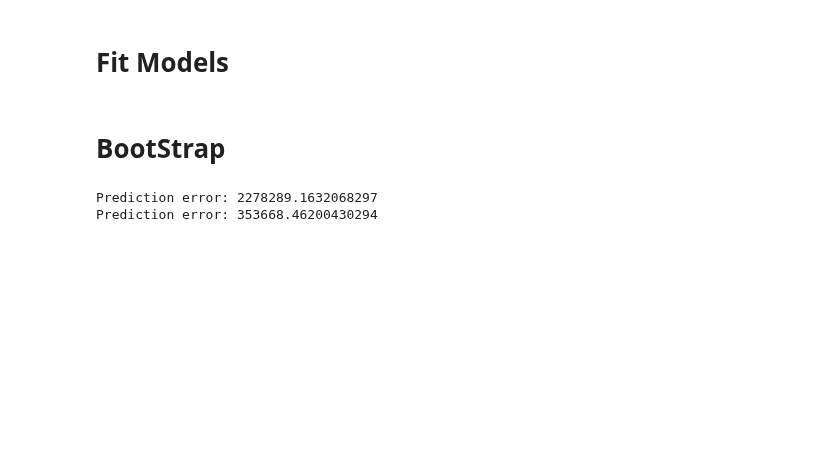
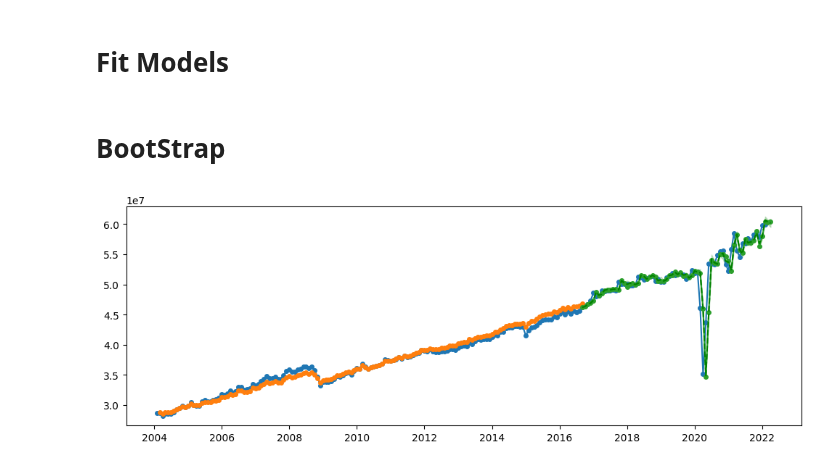
Before and after one commit to ubco-mds-2021-labs/capstone-project-googletrends_capstone, a Jupyter notebook: src/code/Notebook_all_Indicators.ipynb, the cells around one changed output. Saved outputs shown, nothing was run; the diff lists cells and outputs as text; code cells hidden in the pictures; blank space fills up the shorter version.

```diff
--- a/src/code/Notebook_all_Indicators.ipynb
+++ b/src/code/Notebook_all_Indicators.ipynb
@@ -208,7 +208,7 @@ pred_error_e, fig_e, data_e = fitted_and_predicted_sales_ecommerce(rfmodel_e,
 # %%
 ## Bootstrap for GDP
 # create bootstrap samples
-bs_samples = get_bootstrap_samples(train, n_sample=100, block_size=9, rs=None)  # rs = RandomState(1234)
+bs_samples = get_bootstrap_samples(train, n_sample=200, block_size=9, rs=None)  # rs = RandomState(1234)
 # get predicted growth rate uisng bootstrap samples
 predicted_growth_df = pd.DataFrame(columns=list(range(0, len(bs_samples))))
 for i, df in enumerate(bs_samples):
@@ -223,7 +223,7 @@ for i, df in enumerate(bs_samples):
 
 ## Bootstrap for Retail Trade Sales
 # create bootstrap samples
-bs_samples = get_bootstrap_samples(train_rf, n_sample=100, rs=None)  # RandomState(1234)
+bs_samples = get_bootstrap_samples(train_rf, n_sample=200, rs=None)  # RandomState(1234)
 # get predicted growth rate uisng bootstrap samples
 predicted_rsales_df = pd.DataFrame(columns=list(range(0, len(bs_samples))))
 for i, df in enumerate(bs_samples):
@@ -238,7 +238,7 @@ for i in range(0, len(bs_samples)):
 
 ## E-Commerce
 # create bootstrap samples
-bs_samples = get_bootstrap_samples(train_rf_e, n_sample=100, block_size=9, rs=None)
+bs_samples = get_bootstrap_samples(train_rf_e, n_sample=200, block_size=9, rs=None)
 # get predicted growth rate uisng bootstrap samples
 predicted_growth_df_e = pd.DataFrame(columns=list(range(0, len(bs_samples))))
 for i, df in enumerate(bs_samples):
@@ -292,9 +292,6 @@ fig1_e, pred_e_growth_data = growth_rate_plot_and_data_bs_ecommerce(predicted_gr
 fig2_e, pred_e_data = ecommerce_plot_and_data_bs(rfmodel_e, rf_pred_ecommercegrowth,
                                           retailEcommercesales, train_rf_e, test_rf_e, extra_rf_e, predicted_e_df_bs,
                                           lower_q = 0.025, upper_q = 0.975)
-# %% [output]
-Prediction error: 2278289.1632068297
-Prediction error: 353668.46200430294
 # %%
 pred_gdp_growth_data.to_csv('../../data/storeddata/GDP_GrowthRateResults.csv')
 pred_gdp_data.to_csv('../../data/storeddata/GDP_ValueResults.csv')
@@ -316,3 +313,7 @@ with file:
     writer.writerow({'GDP' : pred_error_gdp,
                      'RTS': pred_error_rs,
                      'ECOM': pred_error_e})
+# %%
+fig2_rs
+# %% [output]
+[figure, added]
```
Also changed, not shown: 10 other files.
